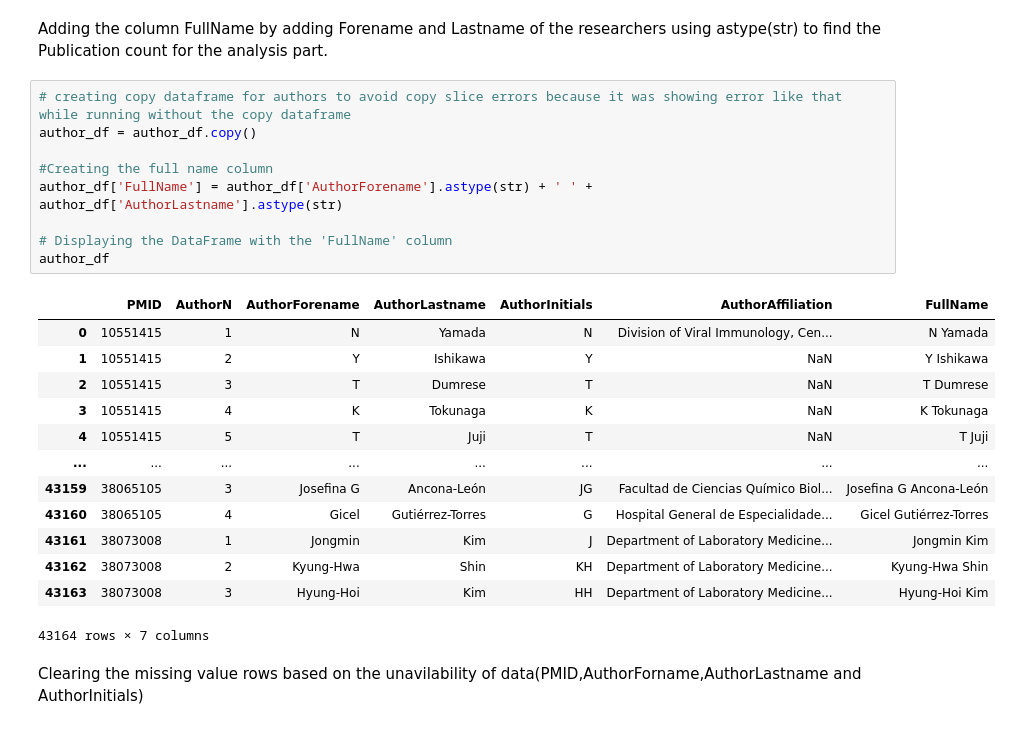
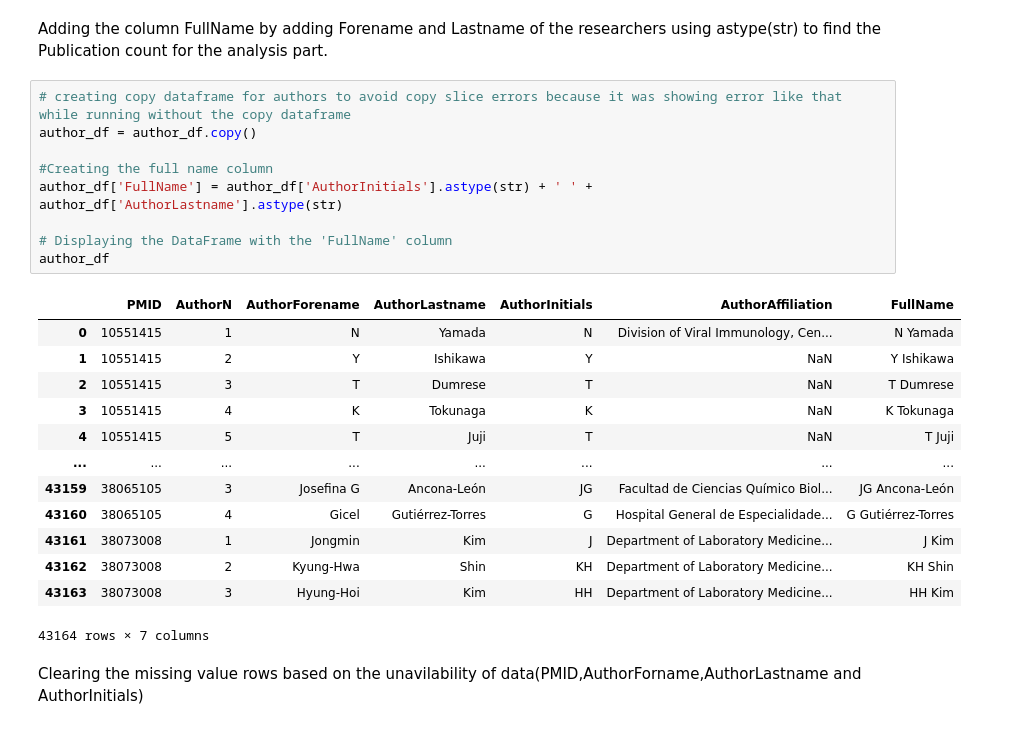
Before and after one commit to catcarroll98/skills-assessment-2, a Jupyter notebook: skillspresentation.ipynb, the cells around one changed output. Saved outputs shown, nothing was run; the diff lists cells and outputs as text.

```diff
--- a/skillspresentation.ipynb
+++ b/skillspresentation.ipynb
@@ -173,25 +173,25 @@ Adding the column FullName by adding Forename and Lastname of the researchers us
 # %%
 # creating copy dataframe for authors to avoid copy slice errors because it was showing error like that while running without the copy dataframe
 author_df = author_df.copy()
 
 #Creating the full name column
-author_df['FullName'] = author_df['AuthorForename'].astype(str) + ' ' + author_df['AuthorLastname'].astype(str)
+author_df['FullName'] = author_df['AuthorInitials'].astype(str) + ' ' + author_df['AuthorLastname'].astype(str)
 
 # Displaying the DataFrame with the 'FullName' column
 author_df
 # %% [output]
 |  | PMID | AuthorN | AuthorForename | AuthorLastname | AuthorInitials | AuthorAffiliation | FullName |
 | 0 | 10551415 | 1 | N | Yamada | N | Division of Viral Immunology, Cen... | N Yamada |
 | 1 | 10551415 | 2 | Y | Ishikawa | Y | NaN | Y Ishikawa |
 | 2 | 10551415 | 3 | T | Dumrese | T | NaN | T Dumrese |
 | 3 | 10551415 | 4 | K | Tokunaga | K | NaN | K Tokunaga |
 | 4 | 10551415 | 5 | T | Juji | T | NaN | T Juji |
 | ... | ... | ... | ... | ... | ... | ... | ... |
-| 43159 | 38065105 | 3 | Josefina G | Ancona-León | JG | Facultad de Ciencias Químico Biol... | Josefina G Ancona-León |
-| 43160 | 38065105 | 4 | Gicel | Gutiérrez-Torres | G | Hospital General de Especialidade... | Gicel Gutiérrez-Torres |
-| 43161 | 38073008 | 1 | Jongmin | Kim | J | Department of Laboratory Medicine... | Jongmin Kim |
-| 43162 | 38073008 | 2 | Kyung-Hwa | Shin | KH | Department of Laboratory Medicine... | Kyung-Hwa Shin |
-| 43163 | 38073008 | 3 | Hyung-Hoi | Kim | HH | Department of Laboratory Medicine... | Hyung-Hoi Kim |
+| 43159 | 38065105 | 3 | Josefina G | Ancona-León | JG | Facultad de Ciencias Químico Biol... | JG Ancona-León |
+| 43160 | 38065105 | 4 | Gicel | Gutiérrez-Torres | G | Hospital General de Especialidade... | G Gutiérrez-Torres |
+| 43161 | 38073008 | 1 | Jongmin | Kim | J | Department of Laboratory Medicine... | J Kim |
+| 43162 | 38073008 | 2 | Kyung-Hwa | Shin | KH | Department of Laboratory Medicine... | KH Shin |
+| 43163 | 38073008 | 3 | Hyung-Hoi | Kim | HH | Department of Laboratory Medicine... | HH Kim |
 43164 rows × 7 columns
 # %% [markdown]
 Clearing the missing value rows based on the unavilability of data(PMID,AuthorForname,AuthorLastname and AuthorInitials)
```
Also changed, not shown: parts of 8 cells of this notebook.
